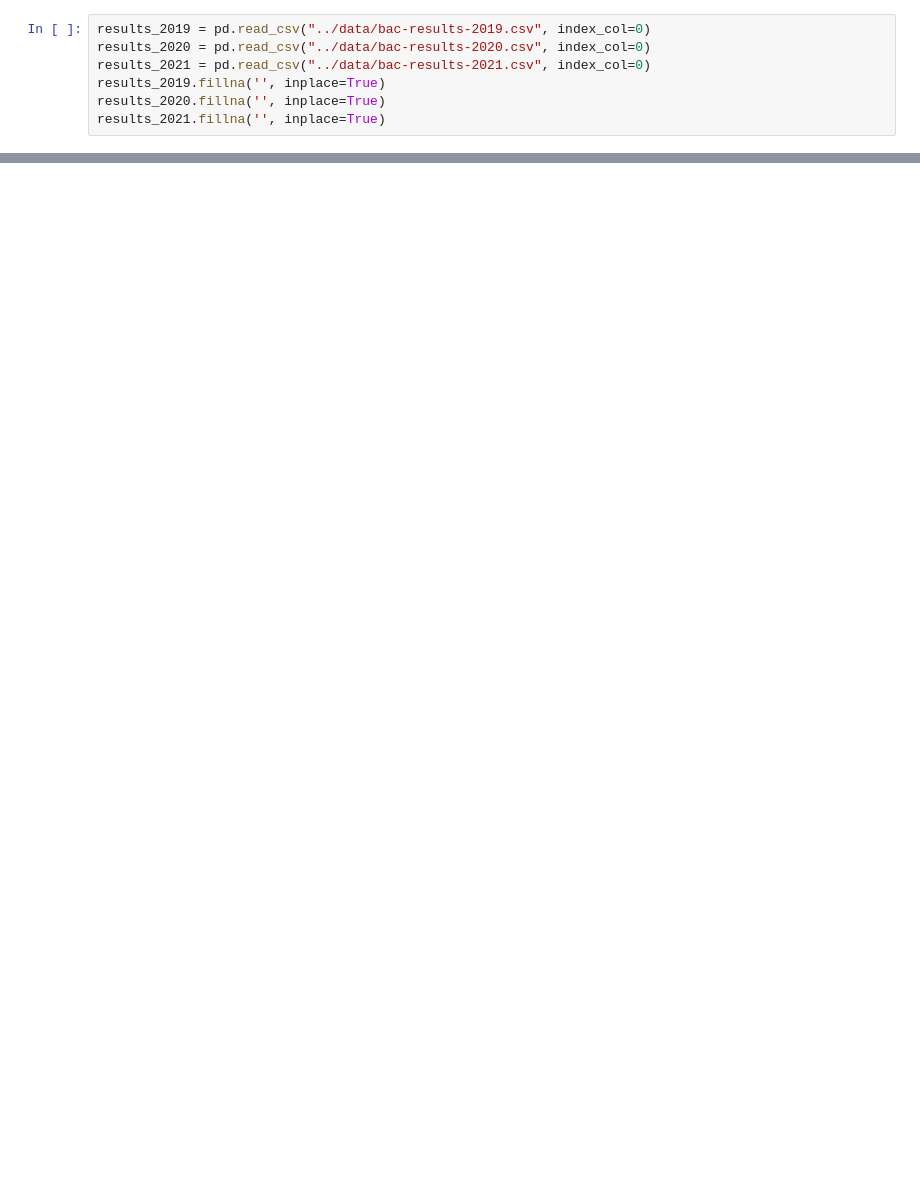
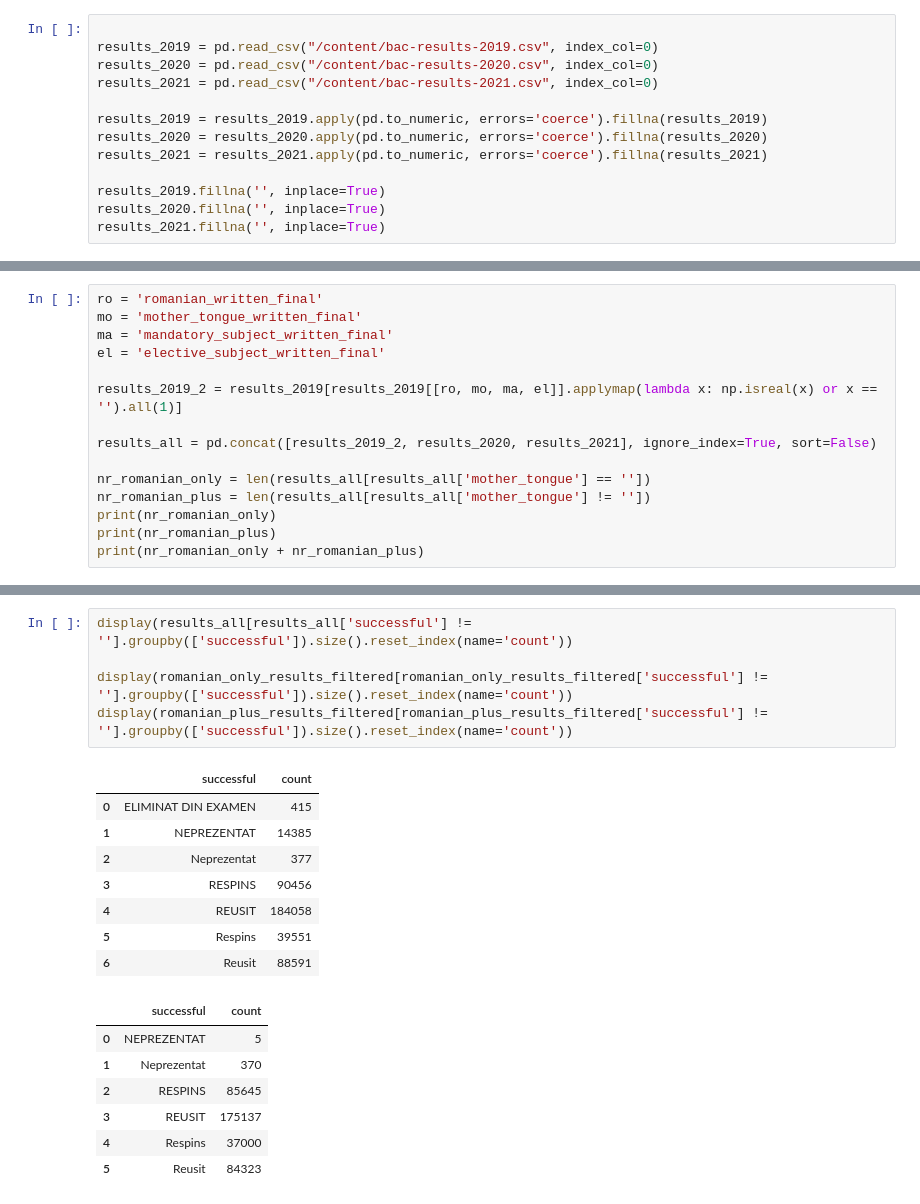
Before and after one commit to alparius/bac-stat, a Jupyter notebook: src/experiments_alpi.ipynb, the cells around one changed output, grey strips where cells are left out. Drawn from its saved outputs; the diff is of its cells as text; blank space fills up the shorter version.

```diff
--- a/src/experiments_alpi.ipynb
+++ b/src/experiments_alpi.ipynb
@@ -12,7 +19,13 @@ import matplotlib.pyplot as plt
 # %%
-results_2019 = pd.read_csv("../data/bac-results-2019.csv", index_col=0)
-results_2020 = pd.read_csv("../data/bac-results-2020.csv", index_col=0)
-results_2021 = pd.read_csv("../data/bac-results-2021.csv", index_col=0)
+
+results_2019 = pd.read_csv("/content/bac-results-2019.csv", index_col=0)
+results_2020 = pd.read_csv("/content/bac-results-2020.csv", index_col=0)
+results_2021 = pd.read_csv("/content/bac-results-2021.csv", index_col=0)
+
+results_2019 = results_2019.apply(pd.to_numeric, errors='coerce').fillna(results_2019)
+results_2020 = results_2020.apply(pd.to_numeric, errors='coerce').fillna(results_2020)
+results_2021 = results_2021.apply(pd.to_numeric, errors='coerce').fillna(results_2021)
+
 results_2019.fillna('', inplace=True)
 results_2020.fillna('', inplace=True)
 results_2021.fillna('', inplace=True)
@@ -52,0 +56,15 @@ print(nr_romanian_only + nr_romanian_plus)
+# %%
+ro = 'romanian_written_final'
+mo = 'mother_tongue_written_final'
+ma = 'mandatory_subject_written_final'
+el = 'elective_subject_written_final'
+
+results_2019_2 = results_2019[results_2019[[ro, mo, ma, el]].applymap(lambda x: np.isreal(x) or x == '').all(1)]
+
+results_all = pd.concat([results_2019_2, results_2020, results_2021], ignore_index=True, sort=False)
+
+nr_romanian_only = len(results_all[results_all['mother_tongue'] == ''])
+nr_romanian_plus = len(results_all[results_all['mother_tongue'] != ''])
+print(nr_romanian_only)
+print(nr_romanian_plus)
+print(nr_romanian_only + nr_romanian_plus)
@@ -52,0 +159,21 @@ print(nr_romanian_only + nr_romanian_plus)
+# %%
+display(results_all[results_all['successful'] != ''].groupby(['successful']).size().reset_index(name='count'))
+
+display(romanian_only_results_filtered[romanian_only_results_filtered['successful'] != ''].groupby(['successful']).size().reset_index(name='count'))
+display(romanian_plus_results_filtered[romanian_plus_results_filtered['successful'] != ''].groupby(['successful']).size().reset_index(name='count'))
+# %% [output]
+|  | successful | count |
+| 0 | ELIMINAT DIN EXAMEN | 415 |
+| 1 | NEPREZENTAT | 14385 |
+| 2 | Neprezentat | 377 |
+| 3 | RESPINS | 90456 |
+| 4 | REUSIT | 184058 |
+| 5 | Respins | 39551 |
+| 6 | Reusit | 88591 |
+|  | successful | count |
+| 0 | NEPREZENTAT | 5 |
+| 1 | Neprezentat | 370 |
+| 2 | RESPINS | 85645 |
+| 3 | REUSIT | 175137 |
+| 4 | Respins | 37000 |
+| 5 | Reusit | 84323 |
```
Also changed, not shown: parts of 10 cells of this notebook, 1 other file.
